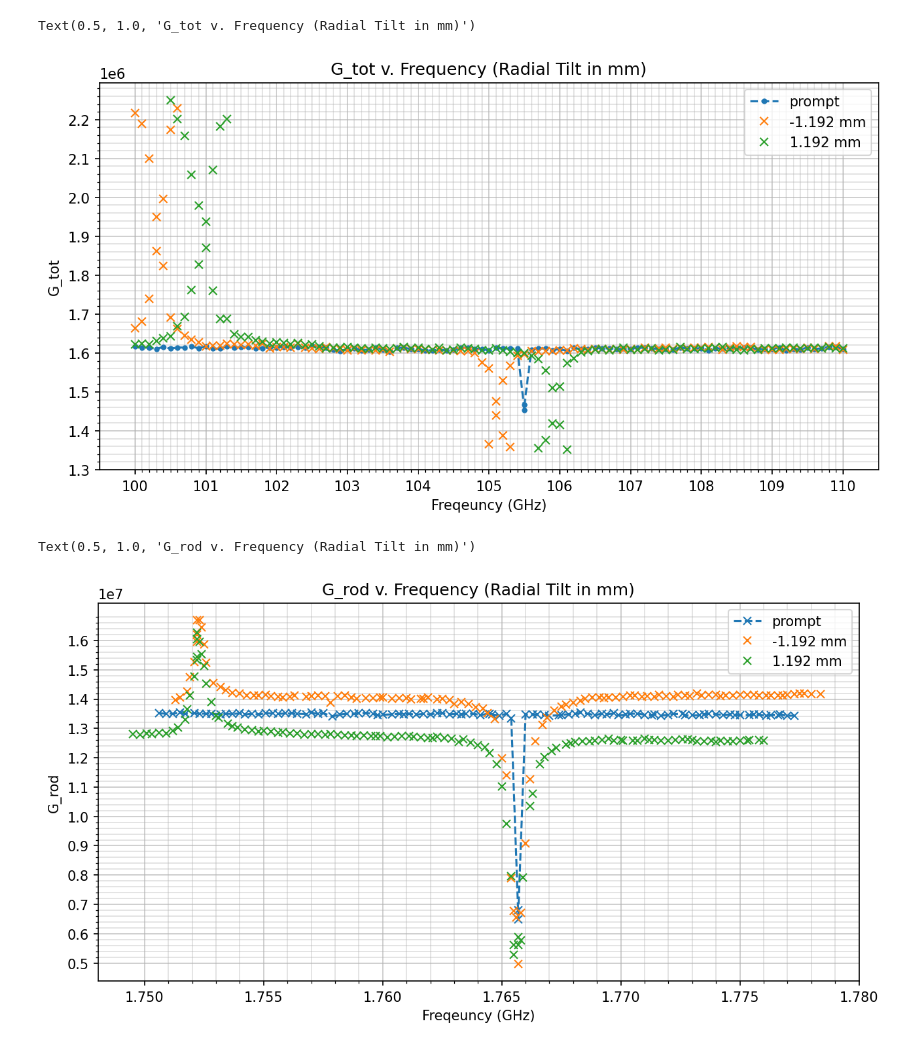
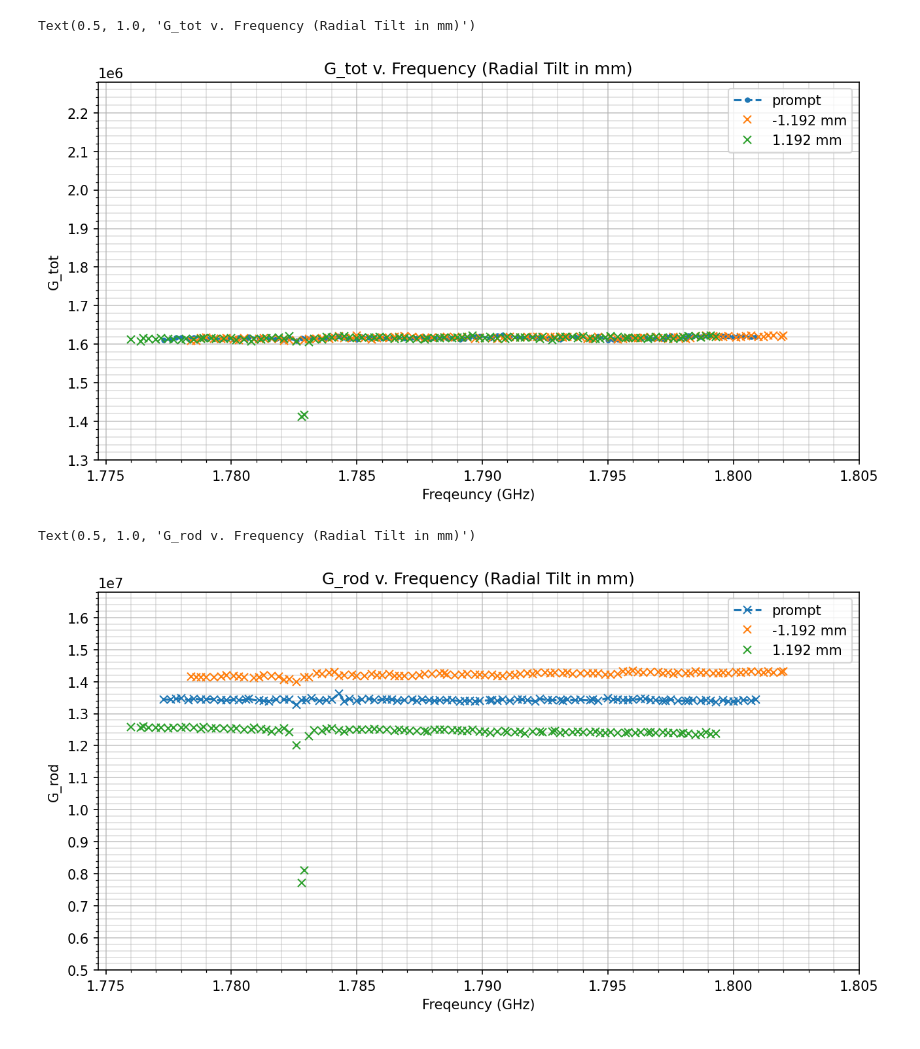
Before and after one commit to peanutflavorbean/CAPP, a Jupyter notebook: Radial_Tilt_Tolerance.ipynb, the cells around one changed output. Saved outputs shown, nothing was run; the diff lists cells and outputs as text; code cells hidden in the pictures.

```diff
--- a/Radial_Tilt_Tolerance.ipynb
+++ b/Radial_Tilt_Tolerance.ipynb
@@ -3,7 +3,7 @@ import csv
 import numpy as np
 from scipy.optimize import curve_fit
 import matplotlib.pyplot as plt
-file = open('./Tilt_tolerance_0.1deg_precision.csv','r')
+file = open('./Radial_Tilt_110-120.csv','r')
 rdr = csv.reader(file)
 prompt = float(0)
 var = [0,-0.002,0.002] #Put the proper set value in front. This may be Rrod, Hrod, Tilt angle etc. Write all the cases.
@@ -140,7 +140,7 @@ fig,axs = plt.subplots(1,1,figsize=(10,5),dpi=150)
 #p_error = np.zeros(1)
 #n_error = np.zeros(1)
 for v in var:
-   freq = data[v][0] # freq of prompt
+   freq = data[v][1] # freq of prompt
    pmt = data[v][3] # Qtot of prompt
    label = '%f' % v
    if v == 0:
@@ -150,10 +150,10 @@ for v in var:
       label = '%.3f mm' %(v*596)
       axs.plot(freq,pmt,marker='x',linestyle='None',label=label)
 
-#axs.set_xticks(np.arange(1.750,1.780,0.005))
-#axs.set_xticks(np.arange(1.750,1.780,0.001),minor=True)
-axs.set_xticks(np.arange(100,111,1))
-axs.set_xticks(np.arange(100,110,0.1),minor=True)
+axs.set_xticks(np.arange(1.775,1.805,0.005))
+axs.set_xticks(np.arange(1.775,1.805,0.001),minor=True)
+# axs.set_xticks(np.arange(100,111,1))
+# axs.set_xticks(np.arange(100,110,0.1),minor=True)
 axs.set_yticks(np.arange(1.3e6,2.3e6,0.1e6))
 axs.set_yticks(np.arange(1.3e6,2.3e6,0.02e6),minor=True)
 
@@ -166,35 +166,35 @@ axs.set_xlabel('Freqeuncy (GHz)')
 axs.set_title('G_tot v. Frequency (Radial Tilt in mm)')
 # %% [output]
 Text(0.5, 1.0, 'G_tot v. Frequency (Radial Tilt in mm)')
-[figure, old version]
+[figure, new version]
 # %%
 fig,axs = plt.subplots(1,1,figsize=(10,5),dpi=150)
 #p_error = np.zeros(1)
 #n_error = np.zeros(1)
 for v in var:
    freq = data[v][1] # freq of prompt
    pmt = data[v][4] # Qrod of prompt
    label = '%f' % v
    if v == 0:
       label = 'prompt'
       axs.plot(freq,pmt,marker='x',linestyle = '--', label = label)
    else:
       label = '%.3f mm' %(v*596)
       axs.plot(freq,pmt,marker='x',linestyle='None',label=label)
 
-axs.set_xticks(np.arange(1.750,1.780,0.005))
-axs.set_xticks(np.arange(1.750,1.780,0.001),minor=True)
+axs.set_xticks(np.arange(1.775,1.805,0.005))
+axs.set_xticks(np.arange(1.775,1.805,0.001),minor=True)
 
 axs.set_yticks(np.arange(0.5e7,1.7e7,0.1e7))
 axs.set_yticks(np.arange(0.5e7,1.7e7,0.2e6),minor=True)
 
 axs.grid(which='major',alpha=0.7)
 axs.grid(which="minor",alpha=0.4)
 
 axs.legend()
 axs.set_ylabel('G_rod')
 axs.set_xlabel('Freqeuncy (GHz)')
 axs.set_title('G_rod v. Frequency (Radial Tilt in mm)')
 # %% [output]
 Text(0.5, 1.0, 'G_rod v. Frequency (Radial Tilt in mm)')
-[figure, old version]
+[figure, new version]
```
Also changed, not shown: parts of 3 cells of this notebook, 44 other files.
